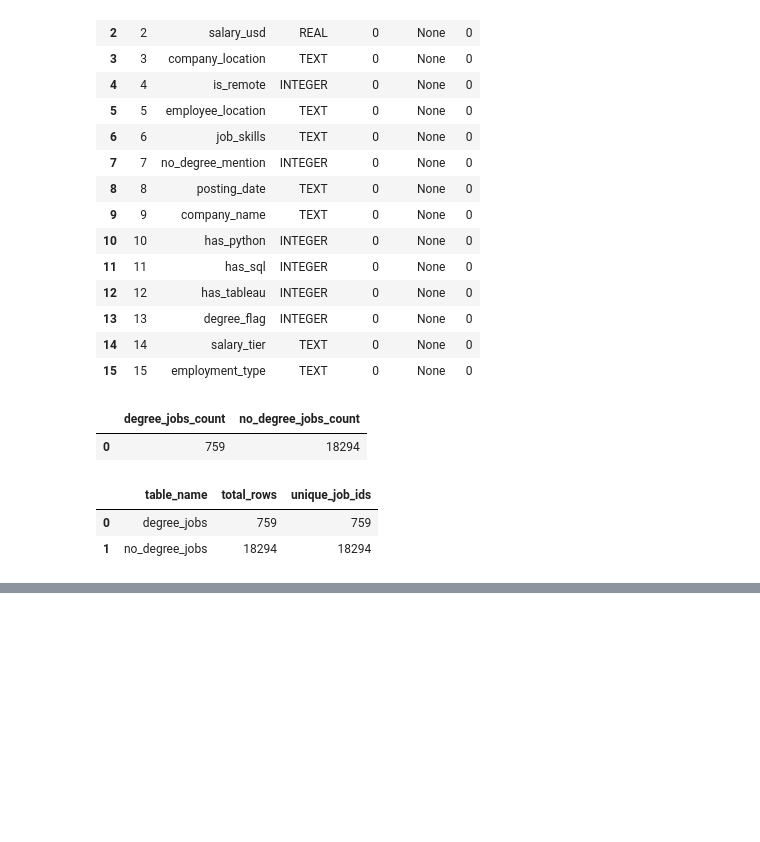
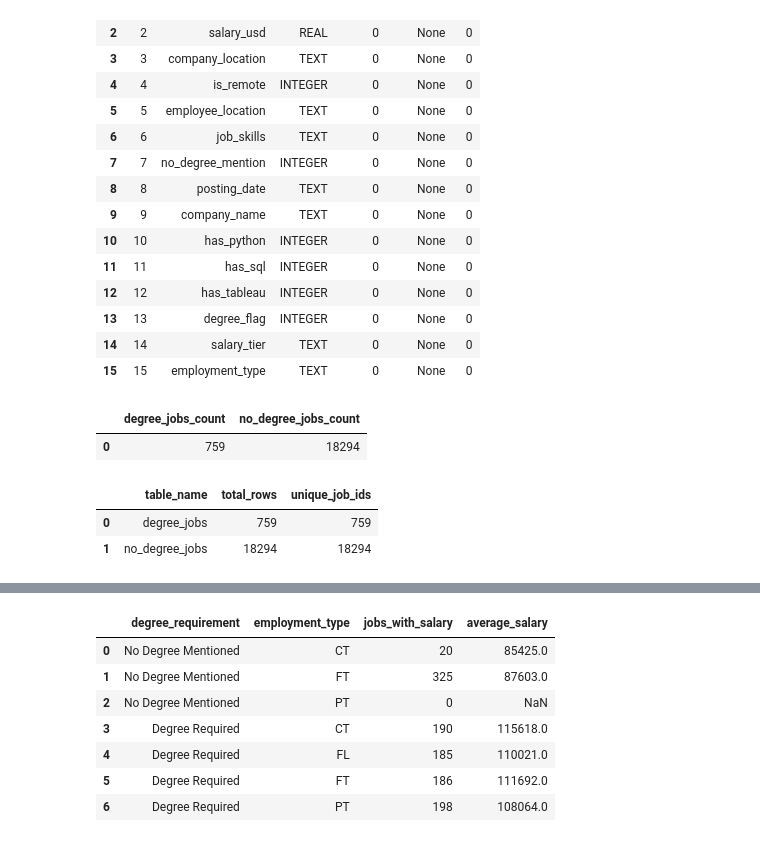
Before and after one commit to Wyparks04/Degree_Impact_On_Data_Analyst_Salaries, a Jupyter notebook: notebooks/03_data_analyst_jobs_database.ipynb, the cells around one changed output, grey strips where cells are left out. Saved outputs shown, nothing was run; the diff lists cells and outputs as text; code cells hidden in the pictures; blank space fills up the shorter version.

```diff
--- a/notebooks/03_data_analyst_jobs_database.ipynb
+++ b/notebooks/03_data_analyst_jobs_database.ipynb
@@ -338,0 +420,44 @@ pd.read_sql_query(
+# %%
+query_2 = """
+WITH all_jobs AS (
+    SELECT
+        degree_flag,
+        employment_type,
+        salary_usd
+    FROM degree_jobs
+
+    UNION ALL
+
+    SELECT
+        degree_flag,
+        employment_type,
+        salary_usd
+    FROM no_degree_jobs
+)
+
+SELECT
+    CASE
+        WHEN degree_flag = 1 THEN 'Degree Required'
+        ELSE 'No Degree Mentioned'
+    END AS degree_requirement,
+    employment_type,
+    COUNT(salary_usd) AS jobs_with_salary,
+    CAST(ROUND(AVG(salary_usd), 0) AS INTEGER) AS average_salary
+FROM all_jobs
+WHERE employment_type IS NOT NULL
+GROUP BY degree_flag, employment_type
+ORDER BY degree_flag, employment_type;
+"""
+
+query_2_results = pd.read_sql_query(query_2, conn)
+
+query_2_results
+# %% [output]
+|  | degree_requirement | employment_type | jobs_with_salary | average_salary |
+| 0 | No Degree Mentioned | CT | 20 | 85425.0 |
+| 1 | No Degree Mentioned | FT | 325 | 87603.0 |
+| 2 | No Degree Mentioned | PT | 0 | NaN |
+| 3 | Degree Required | CT | 190 | 115618.0 |
+| 4 | Degree Required | FL | 185 | 110021.0 |
+| 5 | Degree Required | FT | 186 | 111692.0 |
+| 6 | Degree Required | PT | 198 | 108064.0 |
```
Also changed, not shown: parts of 10 cells of this notebook, 1 other file.
